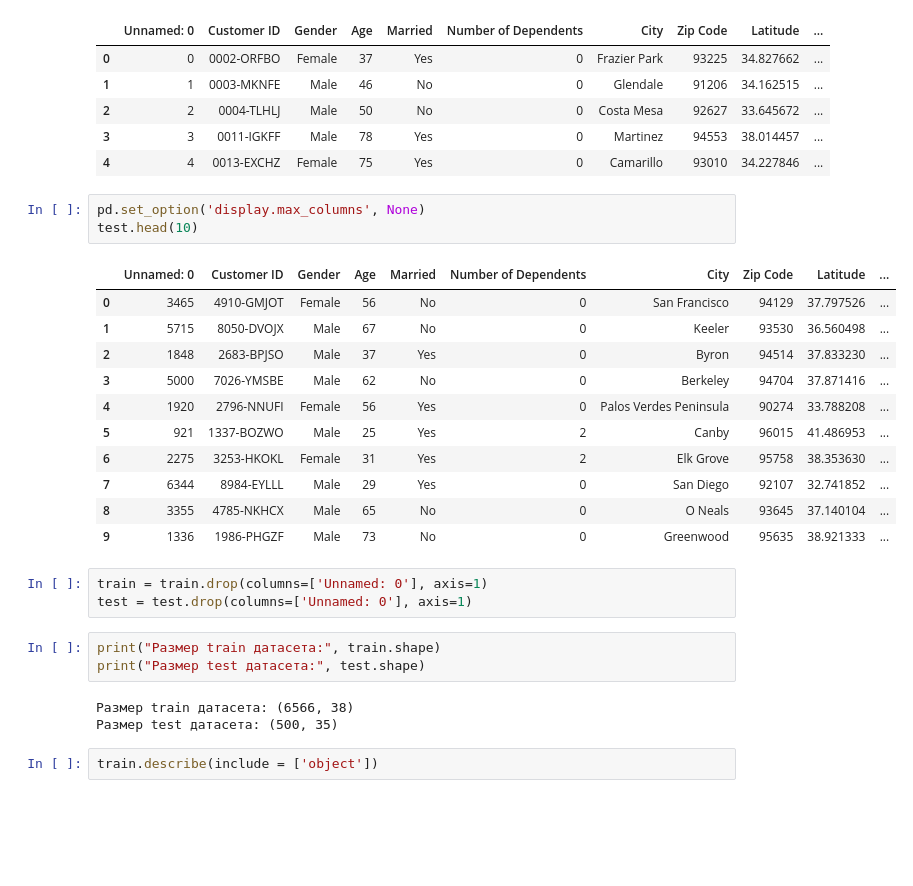
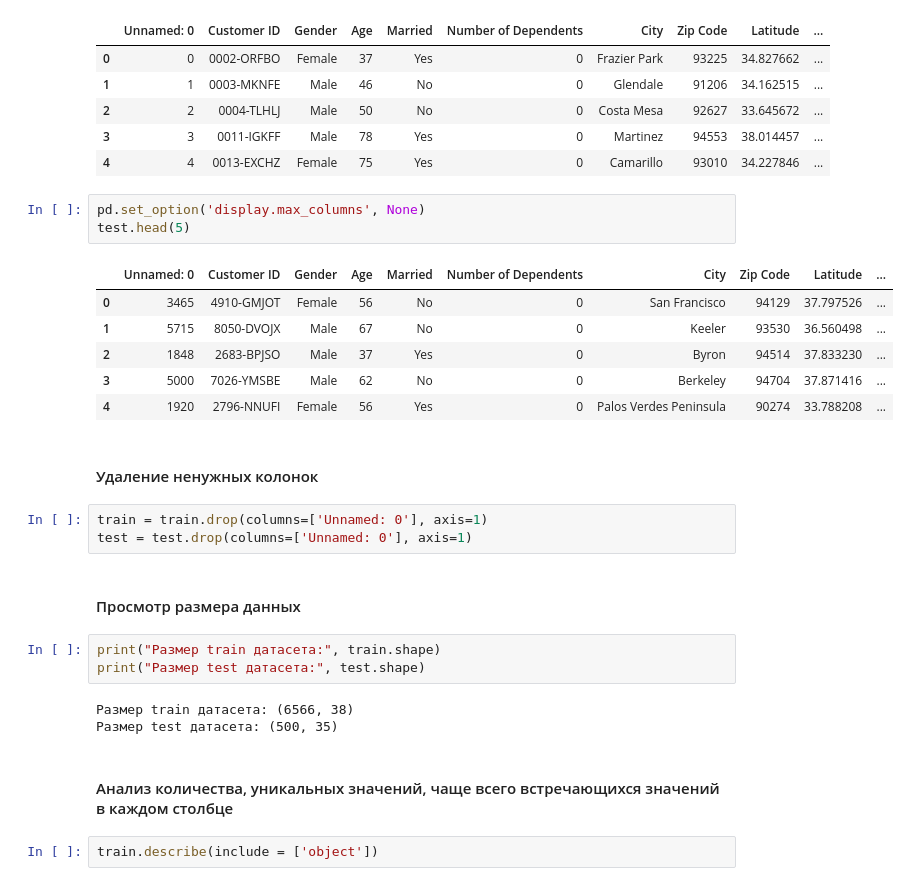
Before and after one commit to PolinaLegusheva/Customer_Churn_Prediction, a Jupyter notebook: Untitled.ipynb, the cells around one changed output. Cells and saved outputs as stored; diff of their text form; blank space fills up the shorter version.

```diff
--- a/Untitled.ipynb
+++ b/Untitled.ipynb
@@ -18,28 +24,29 @@ train.head(5)
 | 4 | 4 | 0013-EXCHZ | Female | 75 | Yes | 0 | Camarillo | 93010 | 34.227846 | ... |
 # %%
 pd.set_option('display.max_columns', None)
-test.head(10)
+test.head(5)
 # %% [output]
 |  | Unnamed: 0 | Customer ID | Gender | Age | Married | Number of Dependents | City | Zip Code | Latitude | ... |
 | 0 | 3465 | 4910-GMJOT | Female | 56 | No | 0 | San Francisco | 94129 | 37.797526 | ... |
 | 1 | 5715 | 8050-DVOJX | Male | 67 | No | 0 | Keeler | 93530 | 36.560498 | ... |
 | 2 | 1848 | 2683-BPJSO | Male | 37 | Yes | 0 | Byron | 94514 | 37.833230 | ... |
 | 3 | 5000 | 7026-YMSBE | Male | 62 | No | 0 | Berkeley | 94704 | 37.871416 | ... |
 | 4 | 1920 | 2796-NNUFI | Female | 56 | Yes | 0 | Palos Verdes Peninsula | 90274 | 33.788208 | ... |
-| 5 | 921 | 1337-BOZWO | Male | 25 | Yes | 2 | Canby | 96015 | 41.486953 | ... |
-| 6 | 2275 | 3253-HKOKL | Female | 31 | Yes | 2 | Elk Grove | 95758 | 38.353630 | ... |
-| 7 | 6344 | 8984-EYLLL | Male | 29 | Yes | 0 | San Diego | 92107 | 32.741852 | ... |
-| 8 | 3355 | 4785-NKHCX | Male | 65 | No | 0 | O Neals | 93645 | 37.140104 | ... |
-| 9 | 1336 | 1986-PHGZF | Male | 73 | No | 0 | Greenwood | 95635 | 38.921333 | ... |
+# %% [markdown]
+#### Удаление ненужных колонок
 # %%
 train = train.drop(columns=['Unnamed: 0'], axis=1)
 test = test.drop(columns=['Unnamed: 0'], axis=1)
+# %% [markdown]
+#### Просмотр размера данных
 # %%
 print("Размер train датасета:", train.shape)
 print("Размер test датасета:", test.shape)
 # %% [output]
 Размер train датасета: (6566, 38)
 Размер test датасета: (500, 35)
+# %% [markdown]
+#### Анализ количества, уникальных значений, чаще всего встречающихся значений в каждом столбце
 # %%
 train.describe(include = ['object'])
 # %% [output]
```
Also changed, not shown: parts of 39 cells of this notebook.
